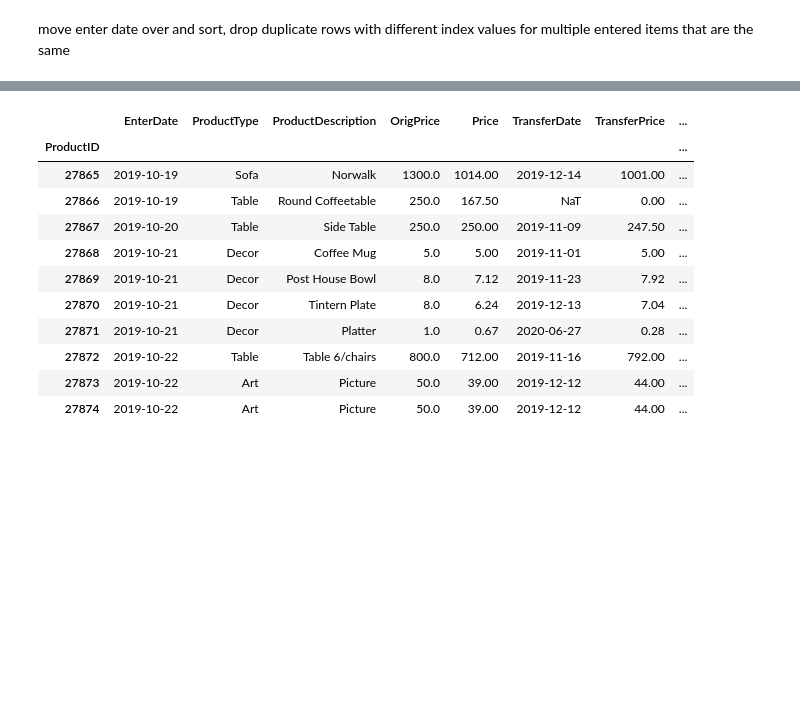
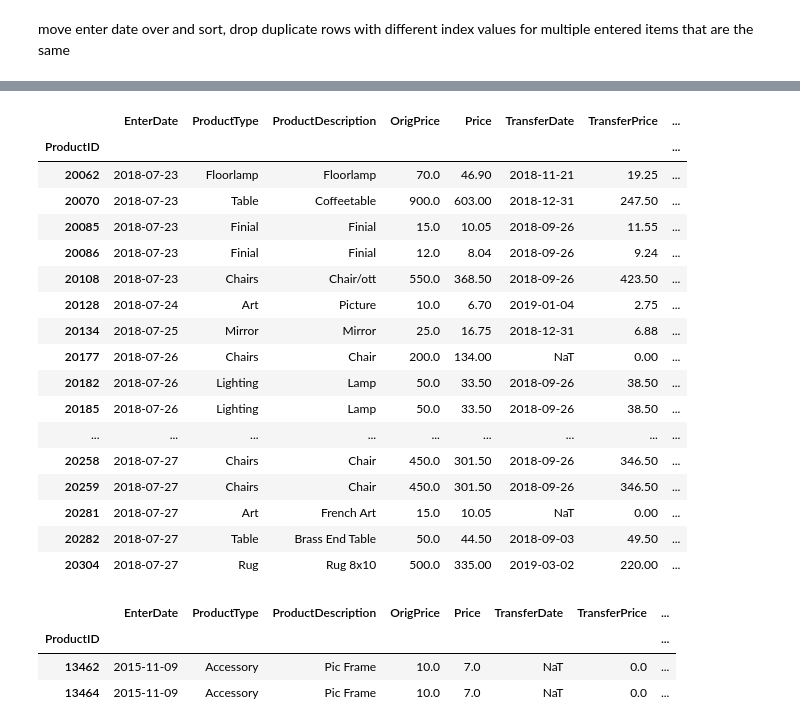
Before and after one commit to zachcornelison/K-N-Sales-Analytics, a Jupyter notebook: KN-Analytics-Merchandise.ipynb, the cells around one changed output, grey strips where cells are left out. Drawn from its saved outputs; the diff is of its cells as text; code cells hidden in the pictures; blank space fills up the shorter version.

```diff
--- a/KN-Analytics-Merchandise.ipynb
+++ b/KN-Analytics-Merchandise.ipynb
@@ -712,15 +721,29 @@ df_merchandise.head()
-# %%
-df_merchandise[10000:10010]
-# %% [output]
-|  | EnterDate | ProductType | ProductDescription | OrigPrice | Price | TransferDate | TransferPrice | ... |
-| ProductID |  |  |  |  |  |  |  | ... |
-| 27865 | 2019-10-19 | Sofa | Norwalk | 1300.0 | 1014.00 | 2019-12-14 | 1001.00 | ... |
-| 27866 | 2019-10-19 | Table | Round Coffeetable | 250.0 | 167.50 | NaT | 0.00 | ... |
-| 27867 | 2019-10-20 | Table | Side Table | 250.0 | 250.00 | 2019-11-09 | 247.50 | ... |
-| 27868 | 2019-10-21 | Decor | Coffee Mug | 5.0 | 5.00 | 2019-11-01 | 5.00 | ... |
-| 27869 | 2019-10-21 | Decor | Post House Bowl | 8.0 | 7.12 | 2019-11-23 | 7.92 | ... |
-| 27870 | 2019-10-21 | Decor | Tintern Plate | 8.0 | 6.24 | 2019-12-13 | 7.04 | ... |
-| 27871 | 2019-10-21 | Decor | Platter | 1.0 | 0.67 | 2020-06-27 | 0.28 | ... |
-| 27872 | 2019-10-22 | Table | Table 6/chairs | 800.0 | 712.00 | 2019-11-16 | 792.00 | ... |
-| 27873 | 2019-10-22 | Art | Picture | 50.0 | 39.00 | 2019-12-12 | 44.00 | ... |
-| 27874 | 2019-10-22 | Art | Picture | 50.0 | 39.00 | 2019-12-12 | 44.00 | ... |
+# %%
+ken = df_merchandise[df_merchandise.TransferBy == 'Ken']
+ken[200:220]
+# %% [output]
+|  | EnterDate | ProductType | ProductDescription | OrigPrice | Price | TransferDate | TransferPrice | ... |
+| ProductID |  |  |  |  |  |  |  | ... |
+| 20062 | 2018-07-23 | Floorlamp | Floorlamp | 70.0 | 46.90 | 2018-11-21 | 19.25 | ... |
+| 20070 | 2018-07-23 | Table | Coffeetable | 900.0 | 603.00 | 2018-12-31 | 247.50 | ... |
+| 20085 | 2018-07-23 | Finial | Finial | 15.0 | 10.05 | 2018-09-26 | 11.55 | ... |
+| 20086 | 2018-07-23 | Finial | Finial | 12.0 | 8.04 | 2018-09-26 | 9.24 | ... |
+| 20108 | 2018-07-23 | Chairs | Chair/ott | 550.0 | 368.50 | 2018-09-26 | 423.50 | ... |
+| 20128 | 2018-07-24 | Art | Picture | 10.0 | 6.70 | 2019-01-04 | 2.75 | ... |
+| 20134 | 2018-07-25 | Mirror | Mirror | 25.0 | 16.75 | 2018-12-31 | 6.88 | ... |
+| 20177 | 2018-07-26 | Chairs | Chair | 200.0 | 134.00 | NaT | 0.00 | ... |
+| 20182 | 2018-07-26 | Lighting | Lamp | 50.0 | 33.50 | 2018-09-26 | 38.50 | ... |
+| 20185 | 2018-07-26 | Lighting | Lamp | 50.0 | 33.50 | 2018-09-26 | 38.50 | ... |
+| ... | ... | ... | ... | ... | ... | ... | ... | ... |
+| 20258 | 2018-07-27 | Chairs | Chair | 450.0 | 301.50 | 2018-09-26 | 346.50 | ... |
+| 20259 | 2018-07-27 | Chairs | Chair | 450.0 | 301.50 | 2018-09-26 | 346.50 | ... |
+| 20281 | 2018-07-27 | Art | French Art | 15.0 | 10.05 | NaT | 0.00 | ... |
+| 20282 | 2018-07-27 | Table | Brass End Table | 50.0 | 44.50 | 2018-09-03 | 49.50 | ... |
+| 20304 | 2018-07-27 | Rug | Rug 8x10 | 500.0 | 335.00 | 2019-03-02 | 220.00 | ... |
+# %%
+ken.loc[[13462,13464]]
+# %% [output]
+|  | EnterDate | ProductType | ProductDescription | OrigPrice | Price | TransferDate | TransferPrice | ... |
+| ProductID |  |  |  |  |  |  |  | ... |
+| 13462 | 2015-11-09 | Accessory | Pic Frame | 10.0 | 7.0 | NaT | 0.0 | ... |
+| 13464 | 2015-11-09 | Accessory | Pic Frame | 10.0 | 7.0 | NaT | 0.0 | ... |
```
Also changed, not shown: parts of 29 cells of this notebook.
